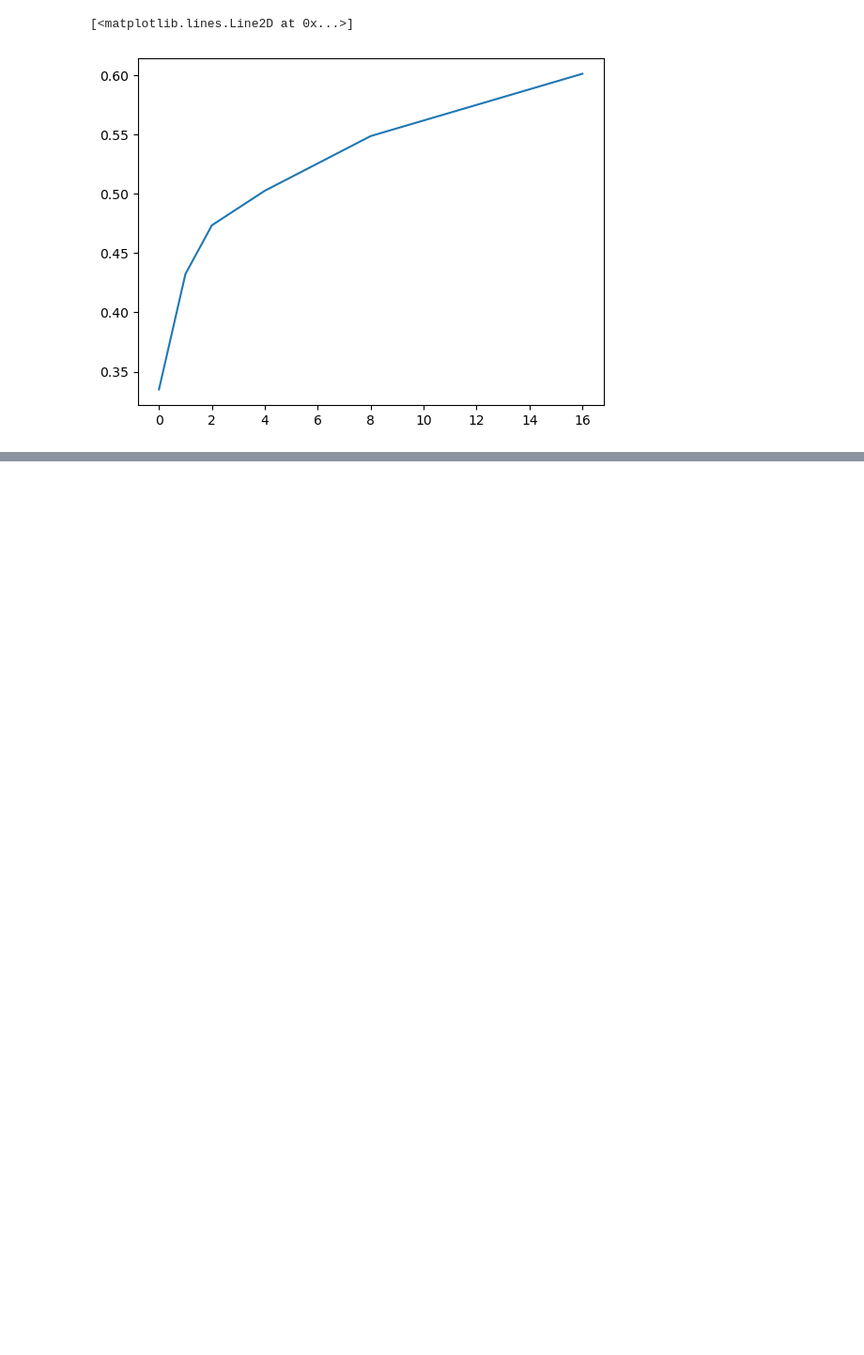
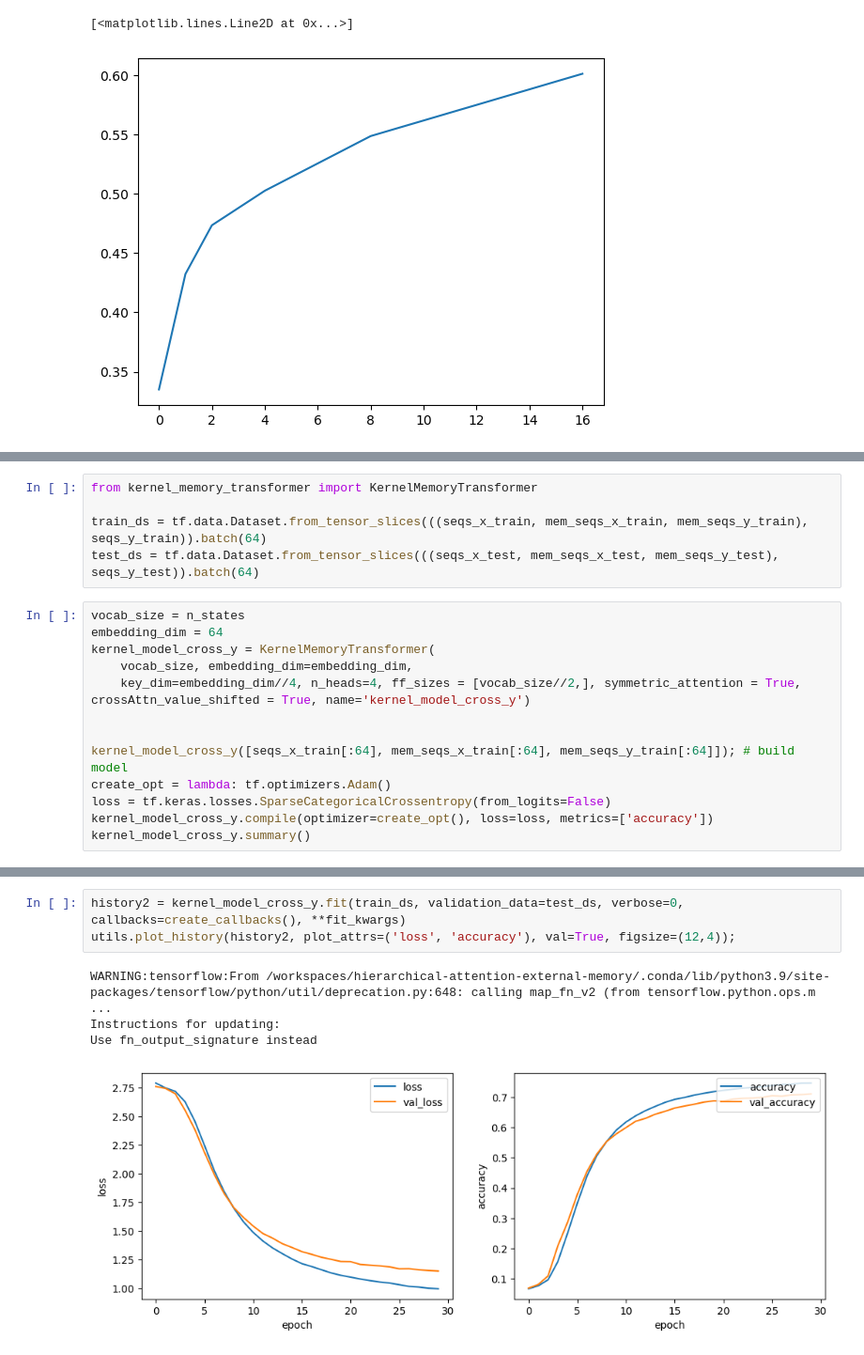
Before and after one commit to Awni00/hierarchical-attention-external-memory, a Jupyter notebook: experiments/mixture_markov_chains.ipynb, the cells around one changed output, grey strips where cells are left out. Shown at 94% size. Saved outputs shown, nothing was run; the diff lists cells and outputs as text; blank space fills up the shorter version.

```diff
--- a/experiments/mixture_markov_chains.ipynb
+++ b/experiments/mixture_markov_chains.ipynb
@@ -536,0 +607,18 @@ plt.plot(nums_subseqs, accs)
+# %%
+from kernel_memory_transformer import KernelMemoryTransformer
+
+train_ds = tf.data.Dataset.from_tensor_slices(((seqs_x_train, mem_seqs_x_train, mem_seqs_y_train), seqs_y_train)).batch(64)
+test_ds = tf.data.Dataset.from_tensor_slices(((seqs_x_test, mem_seqs_x_test, mem_seqs_y_test), seqs_y_test)).batch(64)
+# %%
+vocab_size = n_states
+embedding_dim = 64
+kernel_model_cross_y = KernelMemoryTransformer(
+    vocab_size, embedding_dim=embedding_dim,
+    key_dim=embedding_dim//4, n_heads=4, ff_sizes = [vocab_size//2,], symmetric_attention = True, crossAttn_value_shifted = True, name='kernel_model_cross_y')
+
+
+kernel_model_cross_y([seqs_x_train[:64], mem_seqs_x_train[:64], mem_seqs_y_train[:64]]); # build model
+create_opt = lambda: tf.optimizers.Adam()
+loss = tf.keras.losses.SparseCategoricalCrossentropy(from_logits=False)
+kernel_model_cross_y.compile(optimizer=create_opt(), loss=loss, metrics=['accuracy'])
+kernel_model_cross_y.summary()
@@ -536,0 +643,8 @@ plt.plot(nums_subseqs, accs)
+# %%
+history2 = kernel_model_cross_y.fit(train_ds, validation_data=test_ds, verbose=0, callbacks=create_callbacks(), **fit_kwargs)
+utils.plot_history(history2, plot_attrs=('loss', 'accuracy'), val=True, figsize=(12,4));
+# %% [output]
+WARNING:tensorflow:From /workspaces/hierarchical-attention-external-memory/.conda/lib/python3.9/site-packages/tensorflow/python/util/deprecation.py:648: calling map_fn_v2 (from tensorflow.python.ops.m ...
+Instructions for updating:
+Use fn_output_signature instead
+[figure, added]
```
Also changed, not shown: parts of 21 cells of this notebook.
